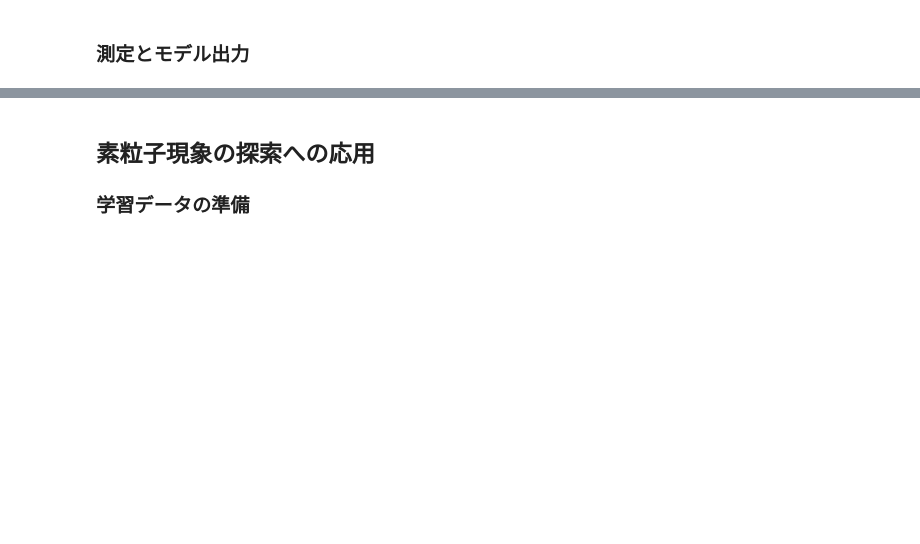
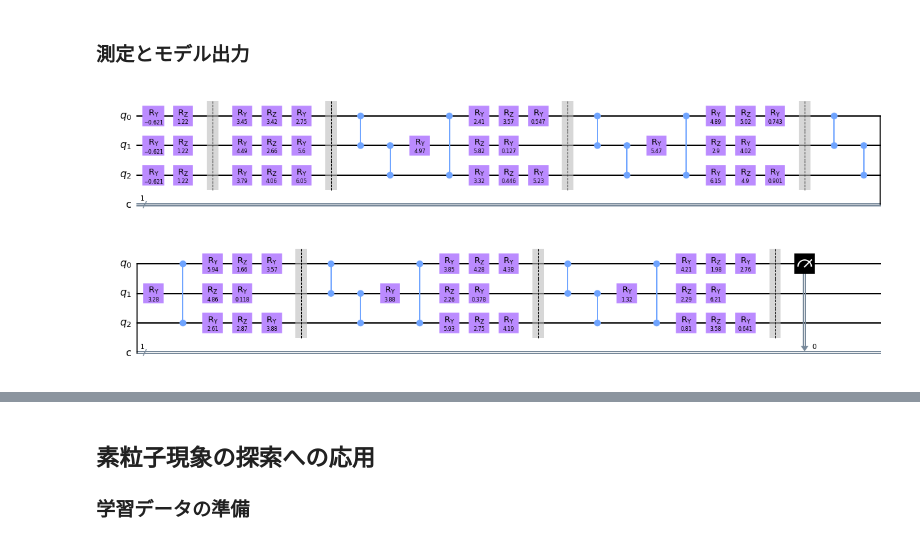
Before and after one commit to kterashi/qc-workbook-lecturenotes, a Jupyter notebook: ja/2022_06_02.ipynb, the cells around one changed output, grey strips where cells are left out. Saved outputs shown, nothing was run; the diff lists cells and outputs as text; code cells hidden in the pictures; blank space fills up the shorter version.

```diff
--- a/ja/2022_06_02.ipynb
+++ b/ja/2022_06_02.ipynb
@@ -89,20 +103,23 @@ U_out(nqubit, params).draw('mpl')
 # %%
 def pred_circ(x, nqubit, params):
 
     qr = QuantumRegister(nqubit, name='q')
     cr = ClassicalRegister(1, name='c')
     circ = QuantumCircuit(qr, cr)
 
     u_in = U_in(x, nqubit).to_instruction()
     u_out = U_out(nqubit, params).to_instruction()
 
     circ.append(u_in, qr)
+    circ.barrier()
     circ.append(u_out, qr)
     circ.measure(0, 0)
 
     return circ
 
 pred_circ(x_train[0], nqubit, params).decompose().draw('mpl')
+# %% [output]
+[figure, added]
 # %%
 backend = Aer.get_backend("qasm_simulator")
 NUM_SHOTS = 8192
```
Also changed, not shown: parts of 6 cells of this notebook, 1 other file.
